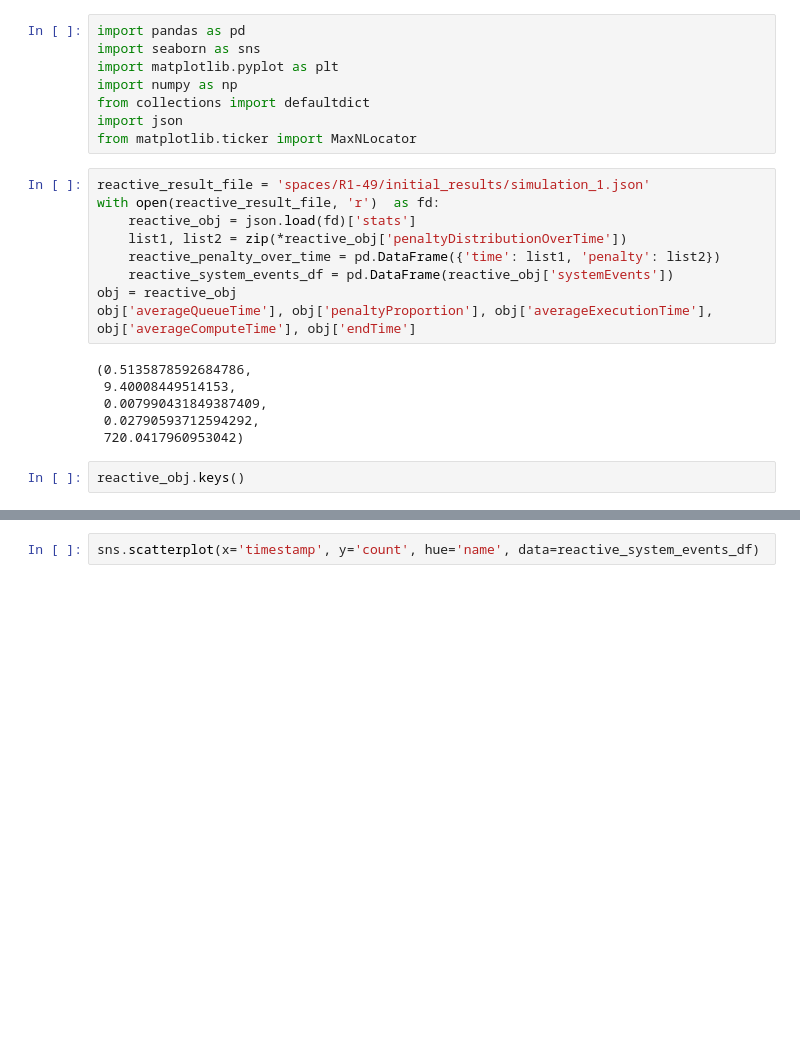
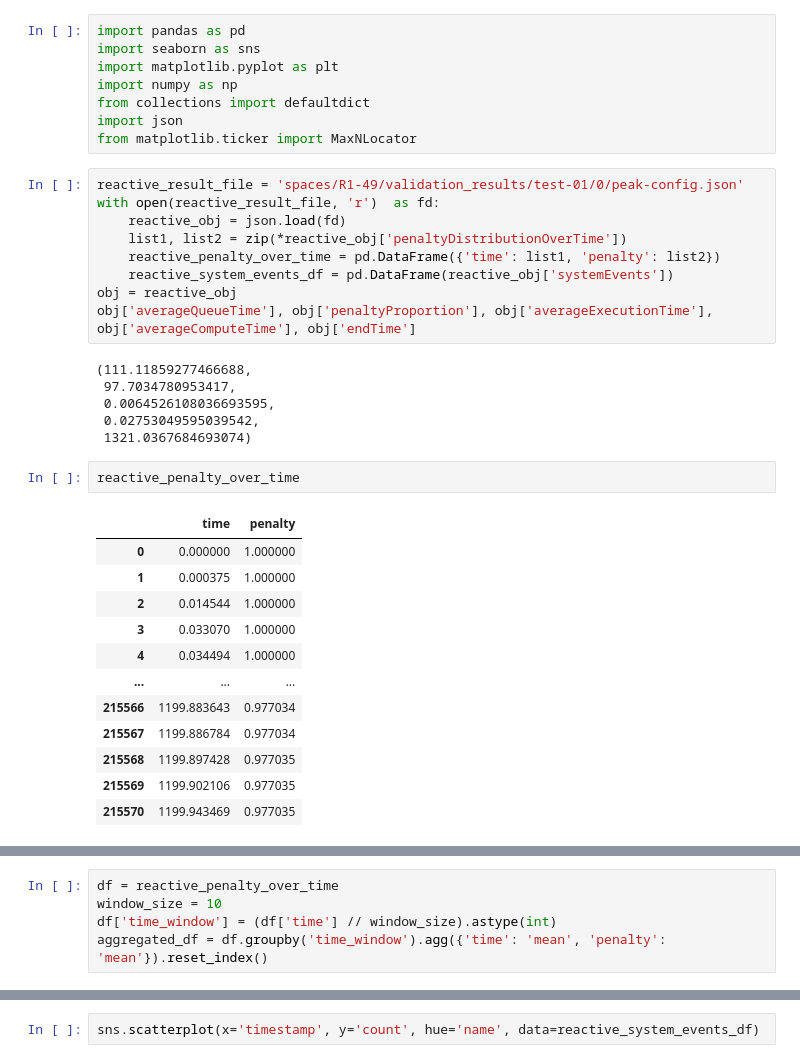
Before and after one commit to nikolalukic167/HeROsim, a Jupyter notebook: Moti.ipynb, the cells around one changed output, grey strips where cells are left out. Saved outputs shown, nothing was run; the diff lists cells and outputs as text; blank space fills up the shorter version.

```diff
--- a/Moti.ipynb
+++ b/Moti.ipynb
@@ -7,20 +7,32 @@ from collections import defaultdict
 import json
 from matplotlib.ticker import MaxNLocator
 # %%
-reactive_result_file = 'spaces/R1-49/initial_results/simulation_1.json'
+reactive_result_file = 'spaces/R1-49/validation_results/test-01/0/peak-config.json'
 with open(reactive_result_file, 'r')  as fd:
-    reactive_obj = json.load(fd)['stats']
+    reactive_obj = json.load(fd)
     list1, list2 = zip(*reactive_obj['penaltyDistributionOverTime'])
     reactive_penalty_over_time = pd.DataFrame({'time': list1, 'penalty': list2})
     reactive_system_events_df = pd.DataFrame(reactive_obj['systemEvents'])
 obj = reactive_obj
 obj['averageQueueTime'], obj['penaltyProportion'], obj['averageExecutionTime'], obj['averageComputeTime'], obj['endTime']
 # %% [output]
-(0.5135878592684786,
- 9.40008449514153,
- 0.007990431849387409,
- 0.02790593712594292,
- 720.0417960953042)
+(111.11859277466688,
+ 97.7034780953417,
+ 0.0064526108036693595,
+ 0.02753049595039542,
+ 1321.0367684693074)
 # %%
-reactive_obj.keys()
+reactive_penalty_over_time
 # %% [output]
+|  | time | penalty |
+| 0 | 0.000000 | 1.000000 |
+| 1 | 0.000375 | 1.000000 |
+| 2 | 0.014544 | 1.000000 |
+| 3 | 0.033070 | 1.000000 |
+| 4 | 0.034494 | 1.000000 |
+| ... | ... | ... |
+| 215566 | 1199.883643 | 0.977034 |
+| 215567 | 1199.886784 | 0.977034 |
+| 215568 | 1199.897428 | 0.977035 |
+| 215569 | 1199.902106 | 0.977035 |
+| 215570 | 1199.943469 | 0.977035 |
@@ -28 +40,6 @@ dict_keys(['policy', 'endTime', 'traceFile', 'unusedPlatforms', 'unusedNodes', '
+# %%
+df = reactive_penalty_over_time
+window_size = 10
+df['time_window'] = (df['time'] // window_size).astype(int)
+aggregated_df = df.groupby('time_window').agg({'time': 'mean', 'penalty': 'mean'}).reset_index()
 # %%
```
Also changed, not shown: parts of 2 cells of this notebook, 8 other files.
